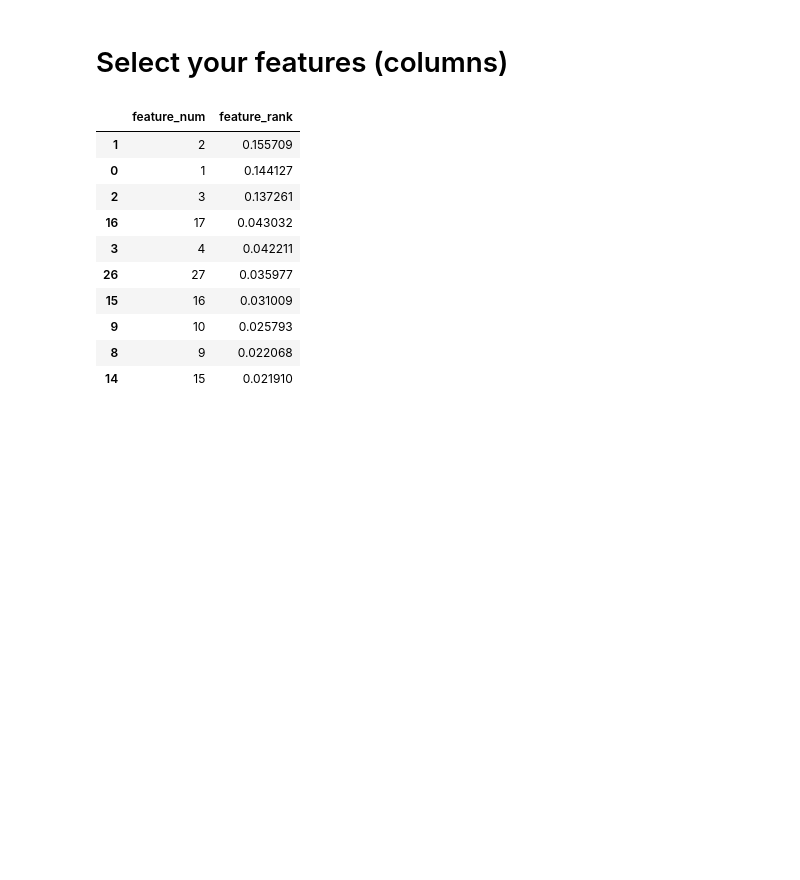
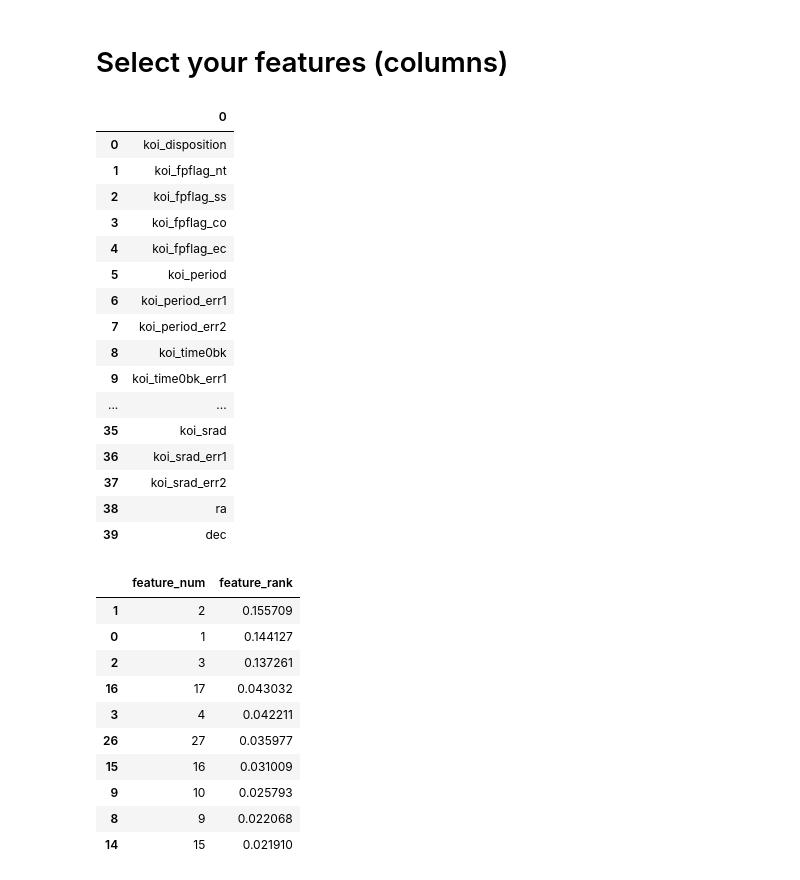
Before and after one commit to jaysueno/plantery-machine-learning-predictor, a Jupyter notebook: ml_notebooks/model_1_decisiontree.ipynb, the cells around one changed output. Drawn from its saved outputs; the diff is of its cells as text; code cells hidden in the pictures; blank space fills up the shorter version.

```diff
--- a/ml_notebooks/model_1_decisiontree.ipynb
+++ b/ml_notebooks/model_1_decisiontree.ipynb
@@ -45,11 +45,33 @@ df
 # %%
 # Feature Importance with Extra Trees Classifier
 from sklearn.ensemble import ExtraTreesClassifier
 # Create an array from the values in the dataframe values
 array = df.values
 # Pull out features and labels from the columns with slice
 x= array[:, 1:]
 Y= array[:, 0]
+df.values[0]
+feature_names = np.array(df.columns)
+dict1 = pd.DataFrame(feature_names)
+dict1.head(40)
+# %% [output]
+|  | 0 |
+| 0 | koi_disposition |
+| 1 | koi_fpflag_nt |
+| 2 | koi_fpflag_ss |
+| 3 | koi_fpflag_co |
+| 4 | koi_fpflag_ec |
+| 5 | koi_period |
+| 6 | koi_period_err1 |
+| 7 | koi_period_err2 |
+| 8 | koi_time0bk |
+| 9 | koi_time0bk_err1 |
+| ... | ... |
+| 35 | koi_srad |
+| 36 | koi_srad_err1 |
+| 37 | koi_srad_err2 |
+| 38 | ra |
+| 39 | dec |
 # %%
 num_list = np.arange(1, 41, 1)
 dict = {'feature_num' : num_list, 'feature_rank': features}
```
Also changed, not shown: 1 other file.
